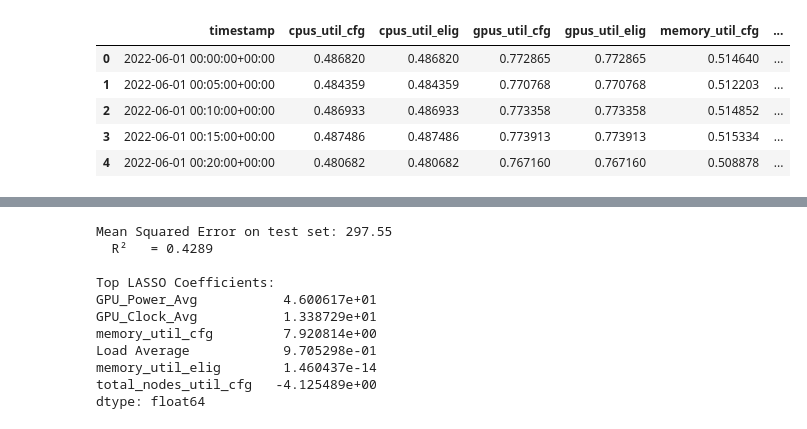
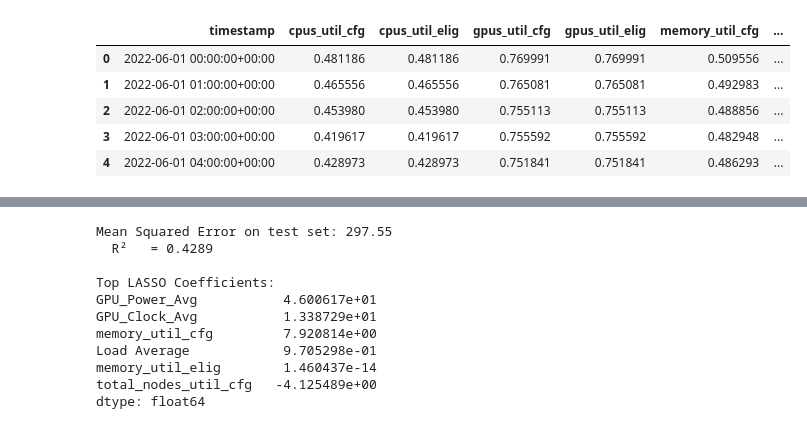
Before and after one commit to LegitBaller0243/dcpowersims, a Jupyter notebook: notebooks/pit.ipynb, the cells around one changed output, grey strips where cells are left out. Cells and saved outputs as stored; diff of their text form; code cells hidden in the pictures.

```diff
--- a/pit.ipynb
+++ b/notebooks/pit.ipynb
@@ -29,39 +29,39 @@ with tarfile.open("data/marconi/22-06.tar", "r:*") as tf:
 
         eligible = tf.getmember(f"year_month=22-06/plugin=slurm_pub/metric={metric}_eligible/a_0.parquet")
         df_eligible = pq.read_table(tf.extractfile(config)).to_pandas()
         df_eligible = df_config.groupby("timestamp", as_index=False)["value"].sum()
 
         base = metric.split('.')[-1]
         util_name_1 = f"{base}_util_cfg"
         merged_cfg = pd.merge(df_alloc, df_config, on="timestamp", suffixes=("_alloc", "_config"))
         merged_cfg[util_name_1] = (merged_cfg["value_alloc"] / merged_cfg["value_config"]).clip(0, 1)
 
         util_name_2 = f"{base}_util_elig"
         merged_elig = pd.merge(df_alloc, df_eligible, on="timestamp", suffixes=("_alloc", "_elig"))
         merged_elig[util_name_2] = (merged_elig["value_alloc"] / merged_elig["value_elig"]).clip(0, 1)
 
 
         merged = pd.merge(
             merged_cfg[["timestamp", util_name_1]],
             merged_elig[["timestamp", util_name_2]],
             on="timestamp",
             how="outer"
         ).sort_values("timestamp")
 
-        merged["timestamp"] = merged["timestamp"].dt.floor("5min")
+        merged["timestamp"] = merged["timestamp"].dt.floor("1h")
         merged = merged.groupby("timestamp", as_index=False)[[util_name_1, util_name_2]].mean()
         dfs.append(merged)
 
 
 slurm_final = reduce(lambda l, r: pd.merge(l, r, on="timestamp"), dfs)
 slurm_final.head()
 # %% [output]
 |  | timestamp | cpus_util_cfg | cpus_util_elig | gpus_util_cfg | gpus_util_elig | memory_util_cfg | ... |
-| 0 | 2022-06-01 00:00:00+00:00 | 0.486820 | 0.486820 | 0.772865 | 0.772865 | 0.514640 | ... |
-| 1 | 2022-06-01 00:05:00+00:00 | 0.484359 | 0.484359 | 0.770768 | 0.770768 | 0.512203 | ... |
-| 2 | 2022-06-01 00:10:00+00:00 | 0.486933 | 0.486933 | 0.773358 | 0.773358 | 0.514852 | ... |
-| 3 | 2022-06-01 00:15:00+00:00 | 0.487486 | 0.487486 | 0.773913 | 0.773913 | 0.515334 | ... |
-| 4 | 2022-06-01 00:20:00+00:00 | 0.480682 | 0.480682 | 0.767160 | 0.767160 | 0.508878 | ... |
+| 0 | 2022-06-01 00:00:00+00:00 | 0.481186 | 0.481186 | 0.769991 | 0.769991 | 0.509556 | ... |
+| 1 | 2022-06-01 01:00:00+00:00 | 0.465556 | 0.465556 | 0.765081 | 0.765081 | 0.492983 | ... |
+| 2 | 2022-06-01 02:00:00+00:00 | 0.453980 | 0.453980 | 0.755113 | 0.755113 | 0.488856 | ... |
+| 3 | 2022-06-01 03:00:00+00:00 | 0.419617 | 0.419617 | 0.755592 | 0.755592 | 0.482948 | ... |
+| 4 | 2022-06-01 04:00:00+00:00 | 0.428973 | 0.428973 | 0.751841 | 0.751841 | 0.486293 | ... |
 # %%
 with tarfile.open("data/marconi/22-06.tar", "r:*") as tf:
     ##
```
Also changed, not shown: parts of 11 cells of this notebook, 6 other files.
